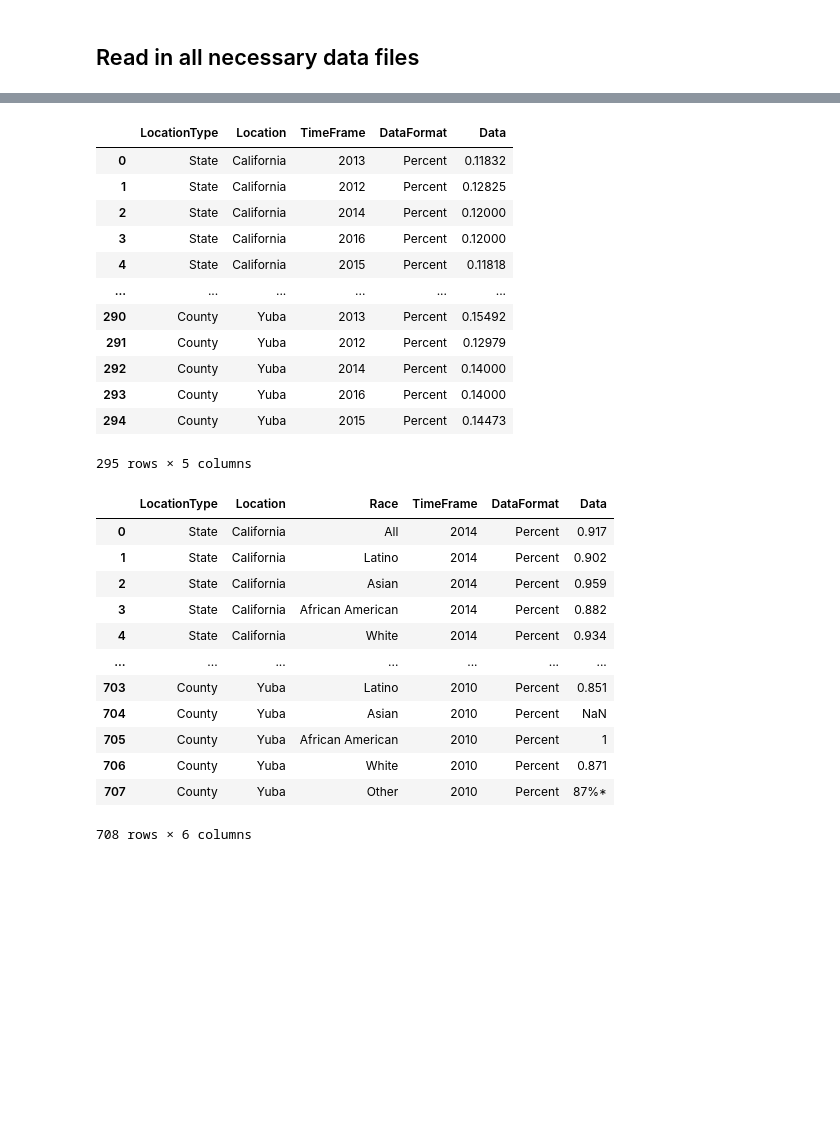
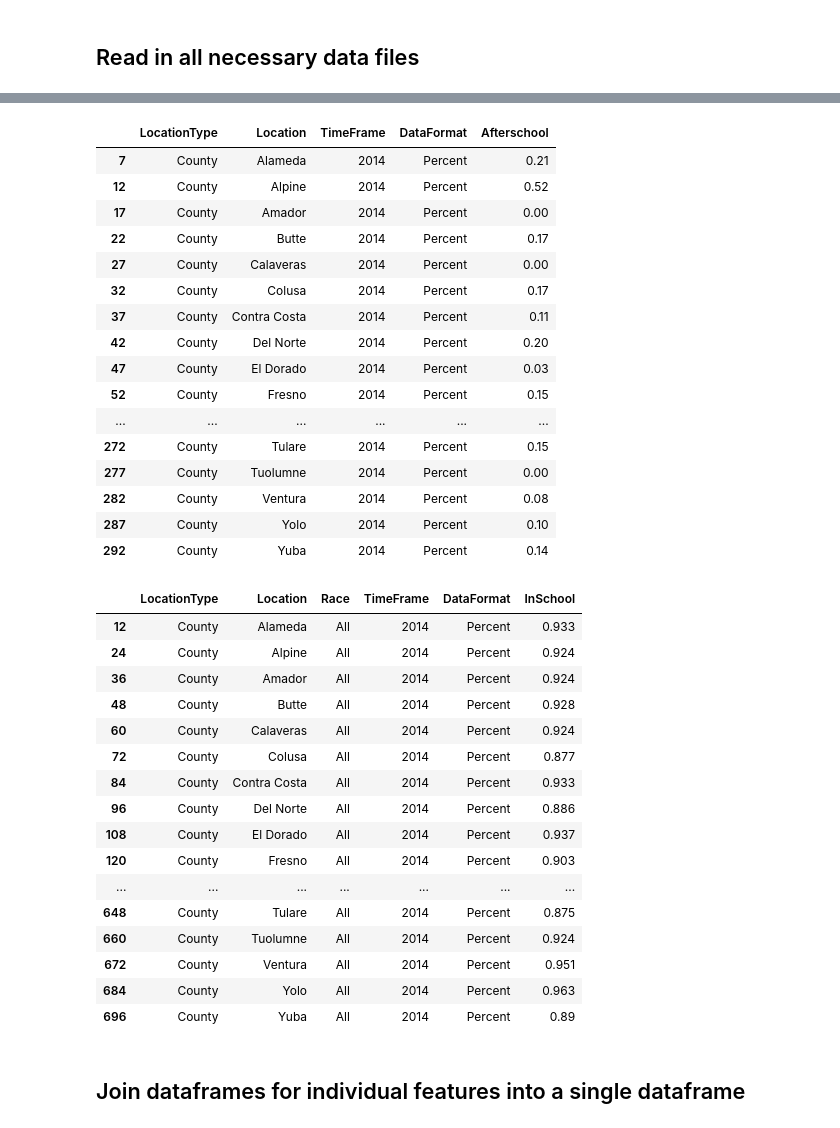
Before and after one commit to GordonSSu/dsci-531-project, a Jupyter notebook: project.ipynb, the cells around one changed output, grey strips where cells are left out. Cells and saved outputs as stored; diff of their text form; code cells hidden in the pictures; blank space fills up the shorter version.

Commit message:
Feature data uploaded

```diff
--- a/project.ipynb
+++ b/project.ipynb
@@ -156,34 +171,48 @@ abuse_df
 # %%
-df = pd.read_csv(data_path + 'Students who are Low Income and Have Access to a State-Funded Afterschool Program.csv')
-df
+afterschool_df = pd.read_csv(data_path + 'Students who are Low Income and Have Access to a State-Funded Afterschool Program.csv')
+afterschool_df = afterschool_df.loc[(afterschool_df['LocationType'] == 'County') & (afterschool_df['TimeFrame'] == 2014)]
+afterschool_df = afterschool_df.rename(columns={'Data': 'Afterschool'})
+afterschool_df
 # %% [output]
-|  | LocationType | Location | TimeFrame | DataFormat | Data |
-| 0 | State | California | 2013 | Percent | 0.11832 |
-| 1 | State | California | 2012 | Percent | 0.12825 |
-| 2 | State | California | 2014 | Percent | 0.12000 |
-| 3 | State | California | 2016 | Percent | 0.12000 |
-| 4 | State | California | 2015 | Percent | 0.11818 |
+|  | LocationType | Location | TimeFrame | DataFormat | Afterschool |
+| 7 | County | Alameda | 2014 | Percent | 0.21 |
+| 12 | County | Alpine | 2014 | Percent | 0.52 |
+| 17 | County | Amador | 2014 | Percent | 0.00 |
+| 22 | County | Butte | 2014 | Percent | 0.17 |
+| 27 | County | Calaveras | 2014 | Percent | 0.00 |
+| 32 | County | Colusa | 2014 | Percent | 0.17 |
+| 37 | County | Contra Costa | 2014 | Percent | 0.11 |
+| 42 | County | Del Norte | 2014 | Percent | 0.20 |
+| 47 | County | El Dorado | 2014 | Percent | 0.03 |
+| 52 | County | Fresno | 2014 | Percent | 0.15 |
 | ... | ... | ... | ... | ... | ... |
-| 290 | County | Yuba | 2013 | Percent | 0.15492 |
-| 291 | County | Yuba | 2012 | Percent | 0.12979 |
-| 292 | County | Yuba | 2014 | Percent | 0.14000 |
-| 293 | County | Yuba | 2016 | Percent | 0.14000 |
-| 294 | County | Yuba | 2015 | Percent | 0.14473 |
+| 272 | County | Tulare | 2014 | Percent | 0.15 |
+| 277 | County | Tuolumne | 2014 | Percent | 0.00 |
+| 282 | County | Ventura | 2014 | Percent | 0.08 |
+| 287 | County | Yolo | 2014 | Percent | 0.10 |
+| 292 | County | Yuba | 2014 | Percent | 0.14 |
-295 rows × 5 columns
 # %%
-df = pd.read_csv(data_path + 'Youth in School or Employed.csv')
-df
+in_school_df = pd.read_csv(data_path + 'Youth in School or Employed.csv')
+in_school_df = in_school_df.loc[(in_school_df['LocationType'] == 'County') & (in_school_df['TimeFrame'] == 2014) & (in_school_df['Race'] == 'All')]
+in_school_df = in_school_df.rename(columns={'Data': 'InSchool'})
+in_school_df
 # %% [output]
-|  | LocationType | Location | Race | TimeFrame | DataFormat | Data |
-| 0 | State | California | All | 2014 | Percent | 0.917 |
-| 1 | State | California | Latino | 2014 | Percent | 0.902 |
-| 2 | State | California | Asian | 2014 | Percent | 0.959 |
-| 3 | State | California | African American | 2014 | Percent | 0.882 |
-| 4 | State | California | White | 2014 | Percent | 0.934 |
+|  | LocationType | Location | Race | TimeFrame | DataFormat | InSchool |
+| 12 | County | Alameda | All | 2014 | Percent | 0.933 |
+| 24 | County | Alpine | All | 2014 | Percent | 0.924 |
+| 36 | County | Amador | All | 2014 | Percent | 0.924 |
+| 48 | County | Butte | All | 2014 | Percent | 0.928 |
+| 60 | County | Calaveras | All | 2014 | Percent | 0.924 |
+| 72 | County | Colusa | All | 2014 | Percent | 0.877 |
+| 84 | County | Contra Costa | All | 2014 | Percent | 0.933 |
+| 96 | County | Del Norte | All | 2014 | Percent | 0.886 |
+| 108 | County | El Dorado | All | 2014 | Percent | 0.937 |
+| 120 | County | Fresno | All | 2014 | Percent | 0.903 |
 | ... | ... | ... | ... | ... | ... | ... |
-| 703 | County | Yuba | Latino | 2010 | Percent | 0.851 |
-| 704 | County | Yuba | Asian | 2010 | Percent | NaN |
-| 705 | County | Yuba | African American | 2010 | Percent | 1 |
-| 706 | County | Yuba | White | 2010 | Percent | 0.871 |
-| 707 | County | Yuba | Other | 2010 | Percent | 87%* |
+| 648 | County | Tulare | All | 2014 | Percent | 0.875 |
+| 660 | County | Tuolumne | All | 2014 | Percent | 0.924 |
+| 672 | County | Ventura | All | 2014 | Percent | 0.951 |
+| 684 | County | Yolo | All | 2014 | Percent | 0.963 |
+| 696 | County | Yuba | All | 2014 | Percent | 0.89 |
-708 rows × 6 columns
+# %% [markdown]
+## Join dataframes for individual features into a single dataframe
```
Also changed, not shown: parts of 11 cells of this notebook, 2 other files.
